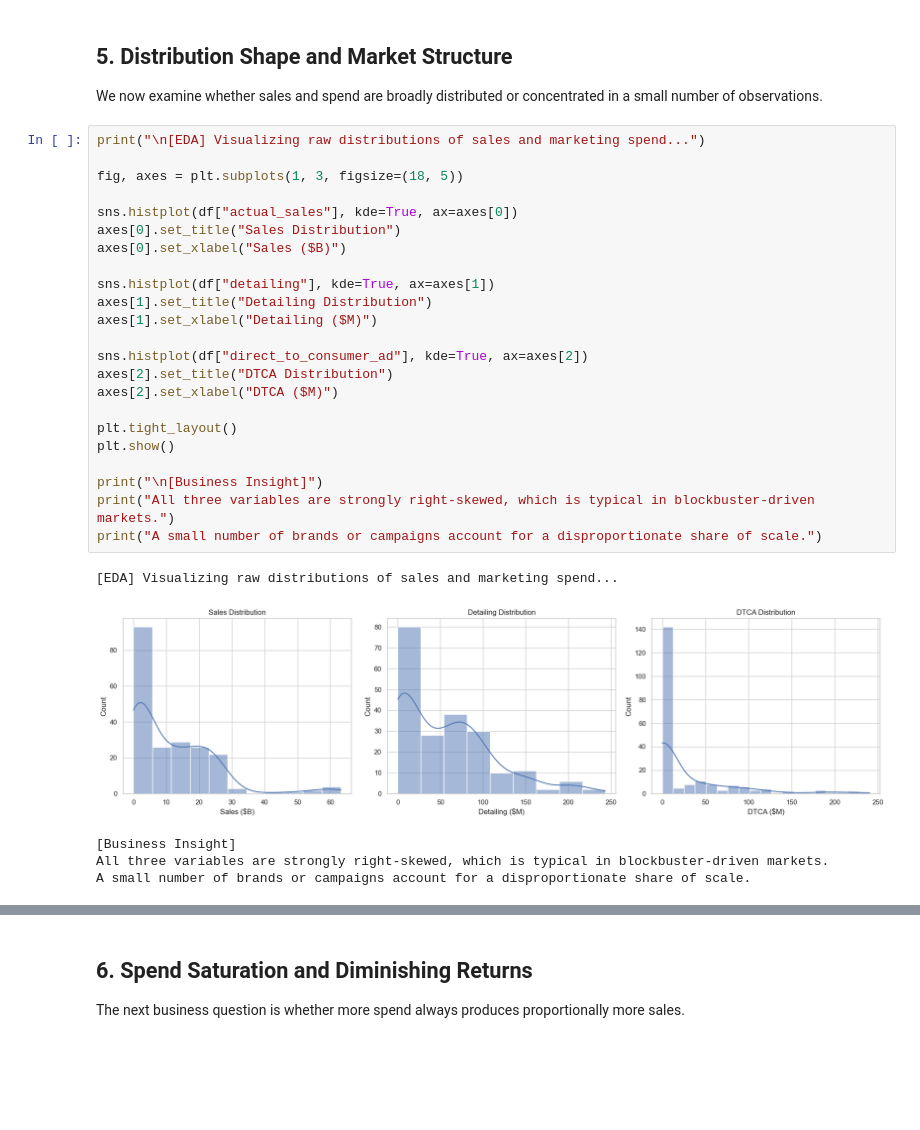
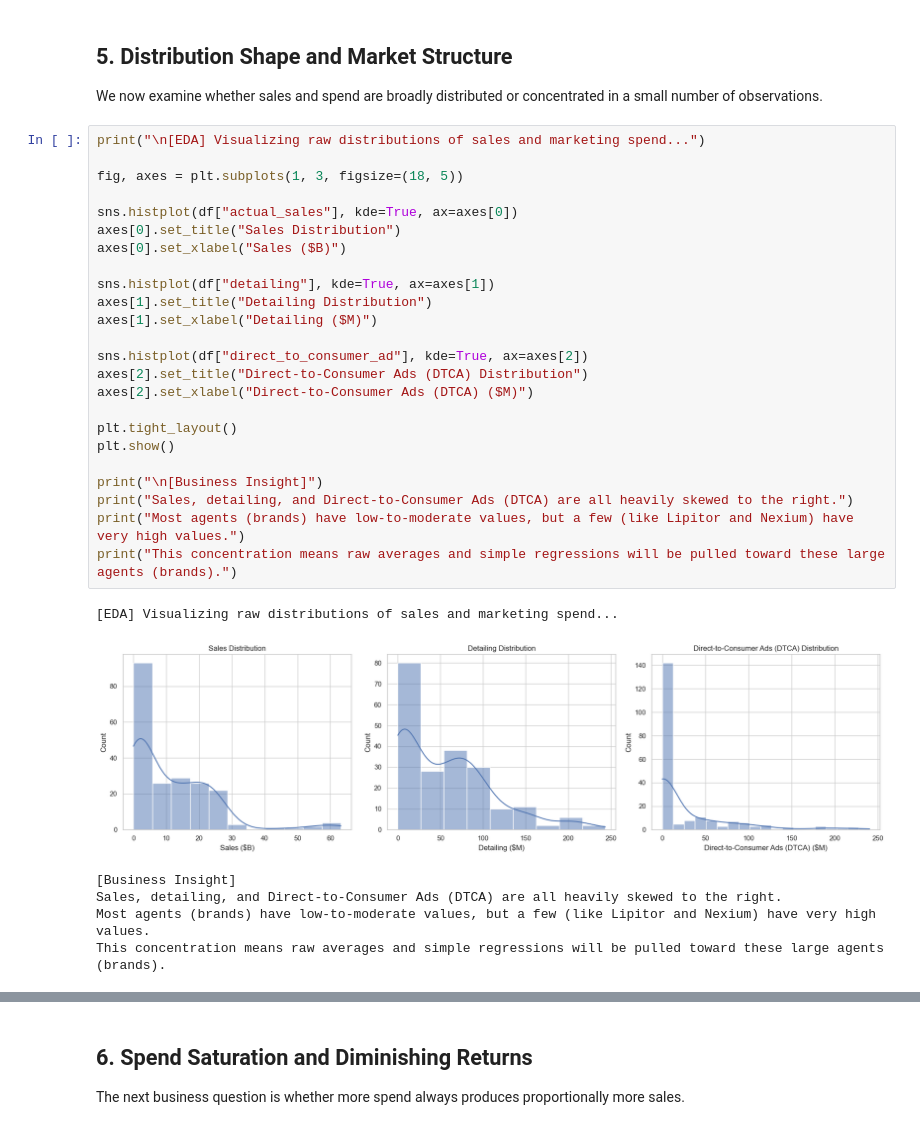
Before and after one commit to deenuy/mmai-marketing-rx-sales-forecasting, a Jupyter notebook: 01_eda_v4.ipynb, the cells around one changed output, grey strips where cells are left out. Drawn from its saved outputs; the diff is of its cells as text; blank space fills up the shorter version.

```diff
--- a/01_eda_v4.ipynb
+++ b/01_eda_v4.ipynb
@@ -469,32 +487,34 @@ We now examine whether sales and spend are broadly distributed or concentrated i
 # %%
 print("\n[EDA] Visualizing raw distributions of sales and marketing spend...")
 
 fig, axes = plt.subplots(1, 3, figsize=(18, 5))
 
 sns.histplot(df["actual_sales"], kde=True, ax=axes[0])
 axes[0].set_title("Sales Distribution")
 axes[0].set_xlabel("Sales ($B)")
 
 sns.histplot(df["detailing"], kde=True, ax=axes[1])
 axes[1].set_title("Detailing Distribution")
 axes[1].set_xlabel("Detailing ($M)")
 
 sns.histplot(df["direct_to_consumer_ad"], kde=True, ax=axes[2])
-axes[2].set_title("DTCA Distribution")
-axes[2].set_xlabel("DTCA ($M)")
+axes[2].set_title("Direct-to-Consumer Ads (DTCA) Distribution")
+axes[2].set_xlabel("Direct-to-Consumer Ads (DTCA) ($M)")
 
 plt.tight_layout()
 plt.show()
 
 print("\n[Business Insight]")
-print("All three variables are strongly right-skewed, which is typical in blockbuster-driven markets.")
-print("A small number of brands or campaigns account for a disproportionate share of scale.")
+print("Sales, detailing, and Direct-to-Consumer Ads (DTCA) are all heavily skewed to the right.")
+print("Most agents (brands) have low-to-moderate values, but a few (like Lipitor and Nexium) have very high values.")
+print("This concentration means raw averages and simple regressions will be pulled toward these large agents (brands).")
 # %% [output]
 [EDA] Visualizing raw distributions of sales and marketing spend...
-[figure, old version]
+[figure, new version]
 [Business Insight]
-All three variables are strongly right-skewed, which is typical in blockbuster-driven markets.
-A small number of brands or campaigns account for a disproportionate share of scale.
+Sales, detailing, and Direct-to-Consumer Ads (DTCA) are all heavily skewed to the right.
+Most agents (brands) have low-to-moderate values, but a few (like Lipitor and Nexium) have very high values.
+This concentration means raw averages and simple regressions will be pulled toward these large agents (brands).
 # %%
 print("\n[EDA] Quantifying skewness in raw variables...")
 
```
Also changed, not shown: parts of 30 cells of this notebook, 1 other file.
